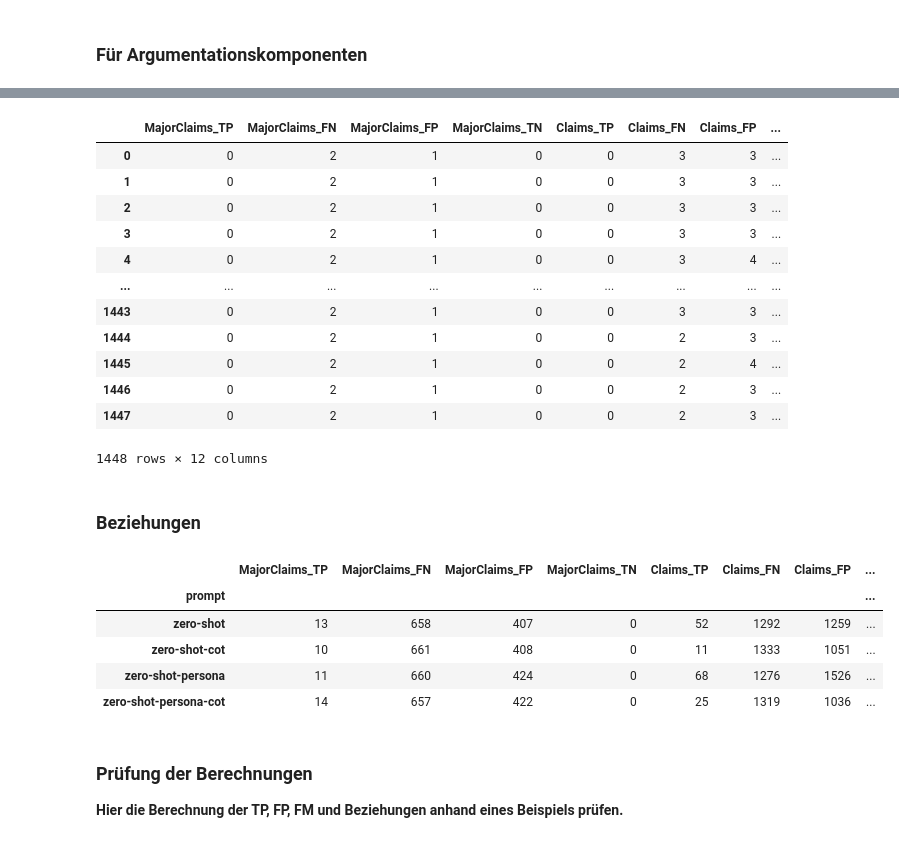
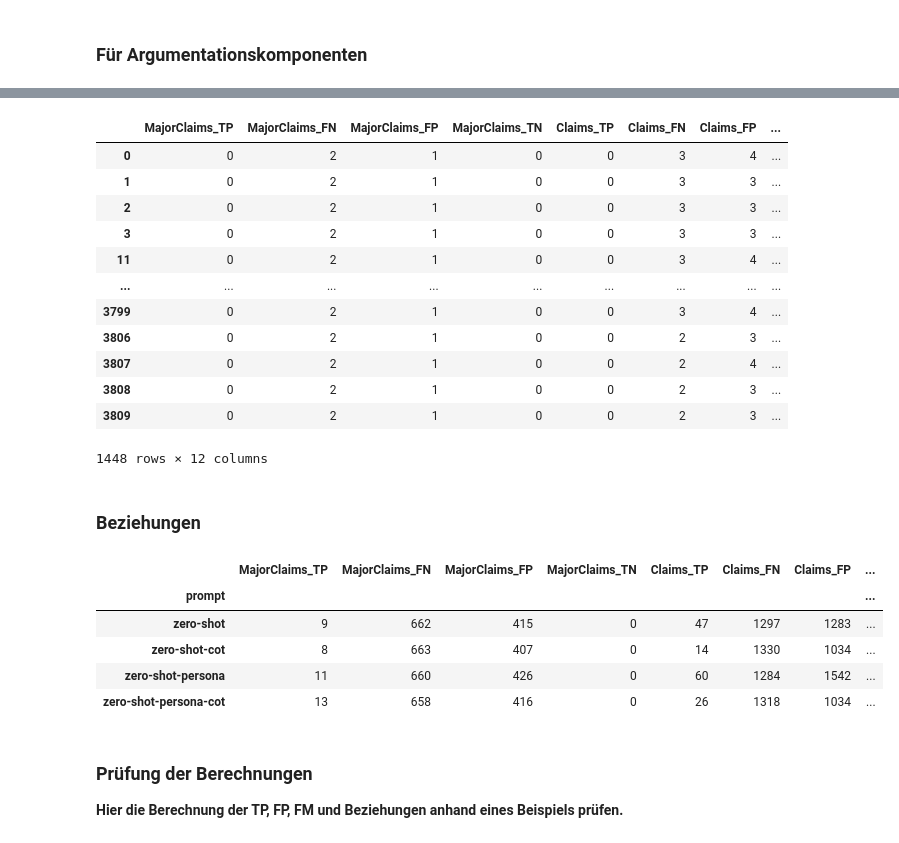
Before and after one commit to BF-DS/argument-mining, a Jupyter notebook: evaluation.ipynb, the cells around one changed output, grey strips where cells are left out. Cells and saved outputs as stored; diff of their text form; code cells hidden in the pictures.

```diff
--- a/evaluation.ipynb
+++ b/evaluation.ipynb
@@ -261,7 +340,7 @@ zs_df.head()
 # %%
 # Zusammenführen von Grundwahrheit und Zero-Shot Ausgaben
-zs_merged_df = pd.merge(eval_df, zs_df, on='txt_file', suffixes=('_truth', '_zs'))
-zs_merged_df.head()
+merged_eval_df = pd.merge(eval_df, batch_output_1, on='txt_file', suffixes=('_truth', '_llm'))
+merged_eval_df.head()
 # %% [output]
 |  | txt_file | relations_truth | major_claims_truth | claims_truth | premises_truth | model | ... |
 | 0 | essay001.txt | [(through cooperation, children c... | [we should attach more importance... | [through cooperation, children ca... | [What we acquired from team work ... | gpt-4o-mini-2024-07-18 | ... |
@@ -272,3 +369,10 @@ zs_merged_df.head()
+# %%
+zs_df = merged_eval_df[merged_eval_df['prompt'].str.contains("zero-shot")]
+os_df = merged_eval_df[merged_eval_df['prompt'].str.contains("one-shot")]
+# noch unfertig
+#fs_10_df = merged_eval_df[merged_eval_df['prompt'].str.contains("few-shot-10")]
+#fs_20_df = merged_eval_df[merged_eval_df['prompt'].str.contains("few-shot-20")]
+#fs_40_df = merged_eval_df[merged_eval_df['prompt'].str.contains("few-shot-40")]
 # %% [markdown]
 # Evaluation
 # %% [markdown]
@@ -404,8 +517,8 @@ def get_confusion_matrix(row, ground_truth_col: list, prediction_col: list):
 # %%
 # Apply the function to each row of the DataFrame
-zs_results = zs_merged_df.apply(get_confusion_matrix, axis=1, ground_truth_col=['major_claims_truth', 'claims_truth', 'premises_truth'], prediction_col=['major_claims_zs', 'claims_zs', 'premises_zs'])
-zs_merged_df = pd.concat([zs_merged_df, zs_results], axis=1)
-zs_merged_df.head()
+zs_results = zs_df.apply(get_confusion_matrix, axis=1, ground_truth_col=['major_claims_truth', 'claims_truth', 'premises_truth'], prediction_col=['major_claims_llm', 'claims_llm', 'premises_llm'])
+zs_df = pd.concat([zs_df, zs_results], axis=1)
+zs_df.head()
 # %% [output]
 |  | txt_file | relations_truth | major_claims_truth | claims_truth | premises_truth | model | ... |
 | 0 | essay001.txt | [(through cooperation, children c... | [we should attach more importance... | [through cooperation, children ca... | [What we acquired from team work ... | gpt-4o-mini-2024-07-18 | ... |
@@ -416,19 +529,19 @@ zs_merged_df.head()
 5 rows × 32 columns
 # %%
-zs_merged_df[['MajorClaims_TP', 'MajorClaims_FN', 'MajorClaims_FP', 'MajorClaims_TN', 'Claims_TP', 'Claims_FN', 'Claims_FP', 'Claims_TN', 'Premises_TP', 'Premises_FN', 'Premises_FP', 'Premises_TN']]
+zs_df[['MajorClaims_TP', 'MajorClaims_FN', 'MajorClaims_FP', 'MajorClaims_TN', 'Claims_TP', 'Claims_FN', 'Claims_FP', 'Claims_TN', 'Premises_TP', 'Premises_FN', 'Premises_FP', 'Premises_TN']]
 # %% [output]
 |  | MajorClaims_TP | MajorClaims_FN | MajorClaims_FP | MajorClaims_TN | Claims_TP | Claims_FN | Claims_FP | ... |
-| 0 | 0 | 2 | 1 | 0 | 0 | 3 | 3 | ... |
+| 0 | 0 | 2 | 1 | 0 | 0 | 3 | 4 | ... |
 | 1 | 0 | 2 | 1 | 0 | 0 | 3 | 3 | ... |
 | 2 | 0 | 2 | 1 | 0 | 0 | 3 | 3 | ... |
 | 3 | 0 | 2 | 1 | 0 | 0 | 3 | 3 | ... |
-| 4 | 0 | 2 | 1 | 0 | 0 | 3 | 4 | ... |
+| 11 | 0 | 2 | 1 | 0 | 0 | 3 | 4 | ... |
 | ... | ... | ... | ... | ... | ... | ... | ... | ... |
-| 1443 | 0 | 2 | 1 | 0 | 0 | 3 | 3 | ... |
-| 1444 | 0 | 2 | 1 | 0 | 0 | 2 | 3 | ... |
-| 1445 | 0 | 2 | 1 | 0 | 0 | 2 | 4 | ... |
-| 1446 | 0 | 2 | 1 | 0 | 0 | 2 | 3 | ... |
-| 1447 | 0 | 2 | 1 | 0 | 0 | 2 | 3 | ... |
+| 3799 | 0 | 2 | 1 | 0 | 0 | 3 | 4 | ... |
+| 3806 | 0 | 2 | 1 | 0 | 0 | 2 | 3 | ... |
+| 3807 | 0 | 2 | 1 | 0 | 0 | 2 | 4 | ... |
+| 3808 | 0 | 2 | 1 | 0 | 0 | 2 | 3 | ... |
+| 3809 | 0 | 2 | 1 | 0 | 0 | 2 | 3 | ... |
 1448 rows × 12 columns
 # %% [markdown]
 ### Beziehungen
@@ -511,19 +624,19 @@ def apply_relations_confusion_matrix(row, ground_truth_col: str, prediction_col:
     })
 
 # Apply the function to each row of the merged_df DataFrame
-zs_merged_df[['Relations_TP', 'Relations_FN', 'Relations_FP', 'Relations_TN', 'Relations_Similarity']] = zs_merged_df.apply(apply_relations_confusion_matrix, axis=1, ground_truth_col='relations_truth', prediction_col='relations_zs')
+zs_df[['Relations_TP', 'Relations_FN', 'Relations_FP', 'Relations_TN', 'Relations_Similarity']] = zs_df.apply(apply_relations_confusion_matrix, axis=1, ground_truth_col='relations_truth', prediction_col='relations_llm')
 # %%
-zs_merged_df.columns
+zs_df.columns
 # group by prompt and calculate the sum of TP, FN, FP, TN for each prompt
-zs_grouped = zs_merged_df[['MajorClaims_TP', 'MajorClaims_FN', 'MajorClaims_FP', 'MajorClaims_TN', 'Claims_TP', 'Claims_FN', 'Claims_FP', 'Claims_TN', 'Premises_TP', 'Premises_FN', 'Premises_FP', 'Premises_TN', 'Relations_TP', 'Relations_FN', 'Relations_FP', 'Relations_TN']].groupby(zs_merged_df['prompt']).sum()
+zs_grouped = zs_df[['MajorClaims_TP', 'MajorClaims_FN', 'MajorClaims_FP', 'MajorClaims_TN', 'Claims_TP', 'Claims_FN', 'Claims_FP', 'Claims_TN', 'Premises_TP', 'Premises_FN', 'Premises_FP', 'Premises_TN', 'Relations_TP', 'Relations_FN', 'Relations_FP', 'Relations_TN']].groupby(zs_df['prompt']).sum()
 zs_grouped
 # %% [output]
 |  | MajorClaims_TP | MajorClaims_FN | MajorClaims_FP | MajorClaims_TN | Claims_TP | Claims_FN | Claims_FP | ... |
 | prompt |  |  |  |  |  |  |  | ... |
-| zero-shot | 13 | 658 | 407 | 0 | 52 | 1292 | 1259 | ... |
-| zero-shot-cot | 10 | 661 | 408 | 0 | 11 | 1333 | 1051 | ... |
-| zero-shot-persona | 11 | 660 | 424 | 0 | 68 | 1276 | 1526 | ... |
-| zero-shot-persona-cot | 14 | 657 | 422 | 0 | 25 | 1319 | 1036 | ... |
+| zero-shot | 9 | 662 | 415 | 0 | 47 | 1297 | 1283 | ... |
+| zero-shot-cot | 8 | 663 | 407 | 0 | 14 | 1330 | 1034 | ... |
+| zero-shot-persona | 11 | 660 | 426 | 0 | 60 | 1284 | 1542 | ... |
+| zero-shot-persona-cot | 13 | 658 | 416 | 0 | 26 | 1318 | 1034 | ... |
 # %% [markdown]
 ### Prüfung der Berechnungen
 **Hier die Berechnung der TP, FP, FM und Beziehungen anhand eines Beispiels prüfen.**
```
Also changed, not shown: parts of 20 cells of this notebook, 1 other file.
